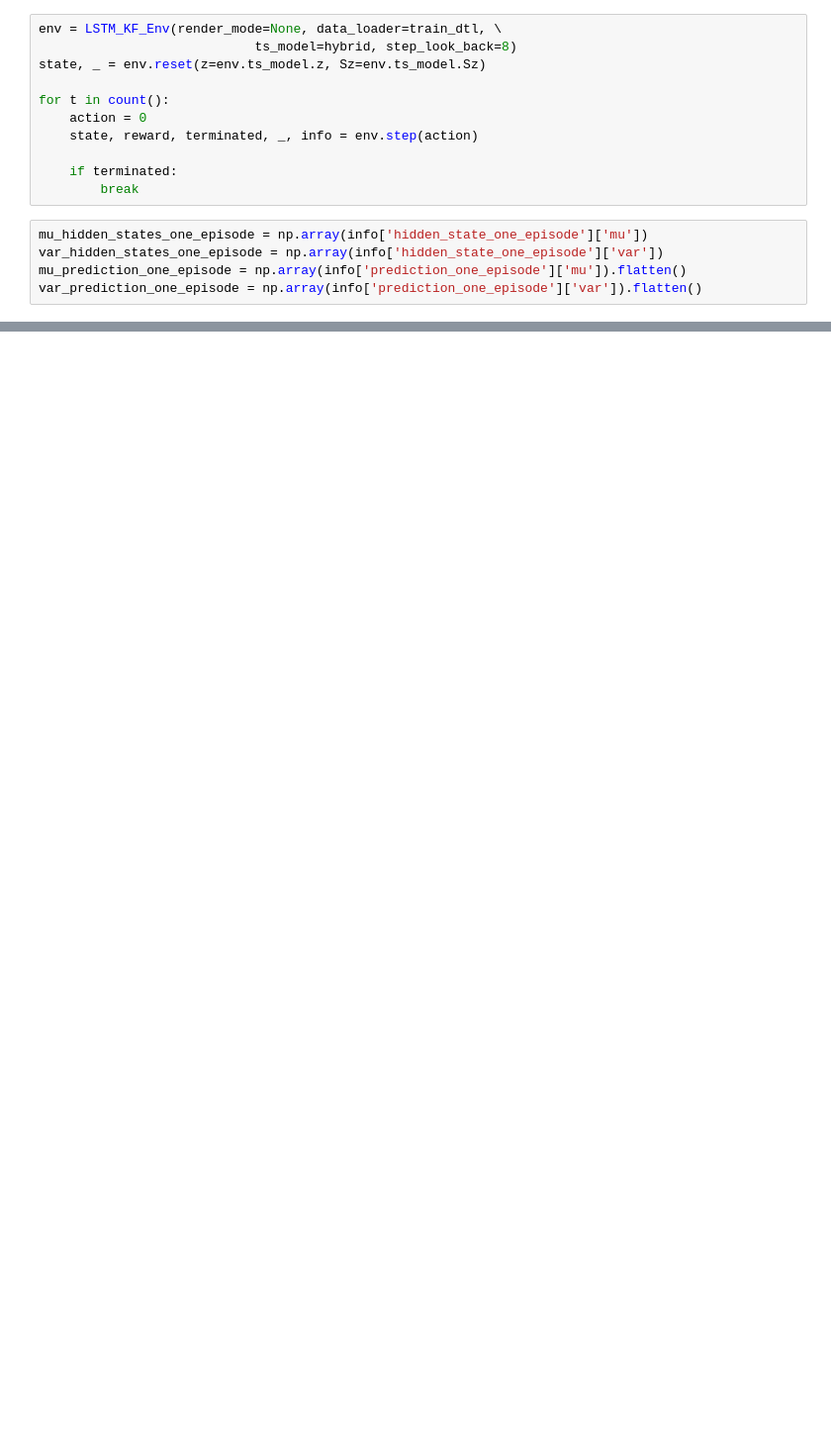
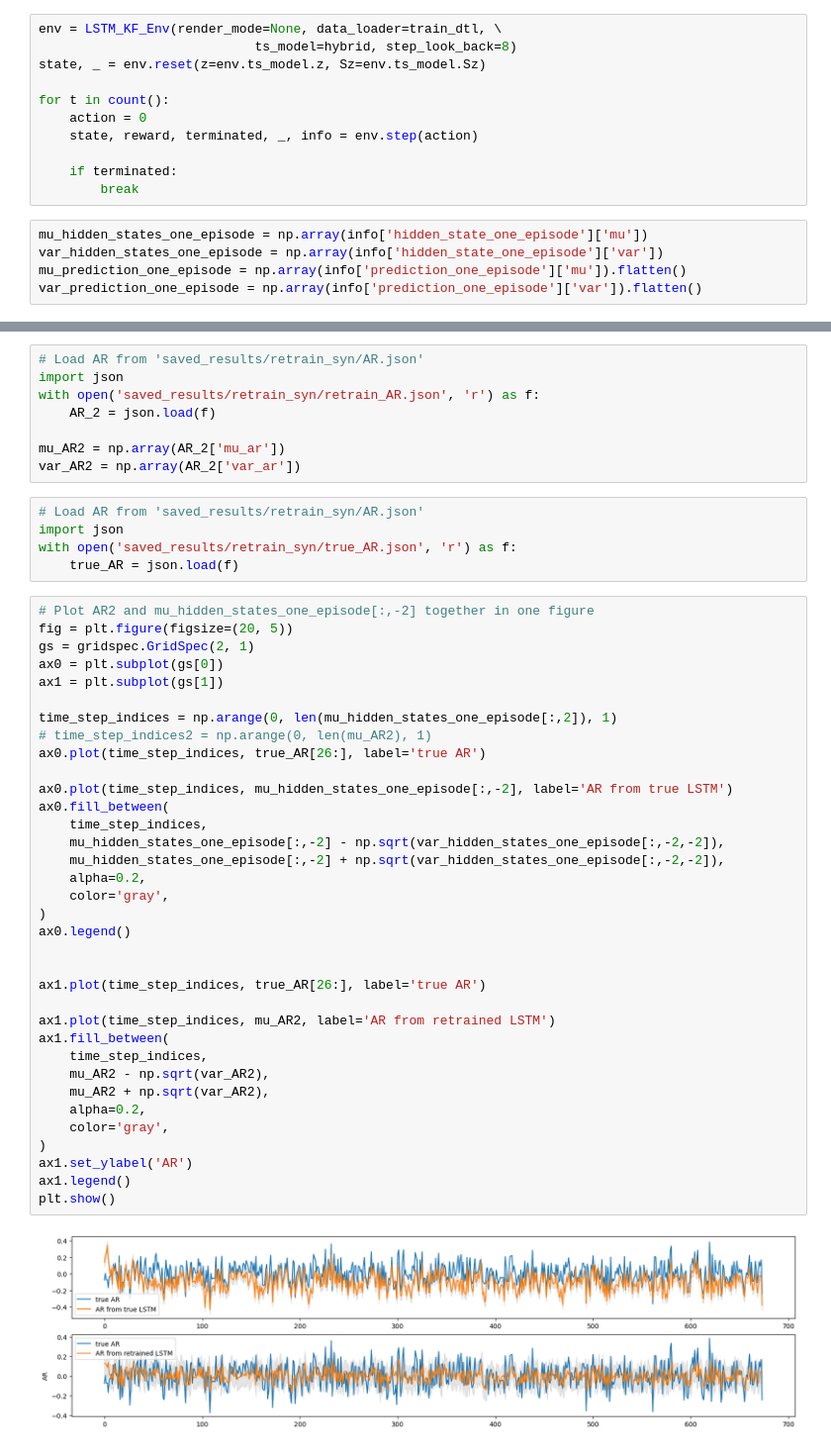
Before and after one commit to van-dai-vuong/cuTAGI, a Jupyter notebook: examples/tsad_test_lstm_realTS2.ipynb, the cells around one changed output, grey strips where cells are left out. Shown: that part at 99% size. Cells and saved outputs as stored; diff of their text form; blank space fills up the shorter version.

```diff
--- a/examples/tsad_test_lstm_realTS2.ipynb
+++ b/examples/tsad_test_lstm_realTS2.ipynb
@@ -212,0 +213,50 @@ plt.show()
+# %%
+# Load AR from 'saved_results/retrain_syn/AR.json'
+import json
+with open('saved_results/retrain_syn/retrain_AR.json', 'r') as f:
+    AR_2 = json.load(f)
+
+mu_AR2 = np.array(AR_2['mu_ar'])
+var_AR2 = np.array(AR_2['var_ar'])
+# %%
+# Load AR from 'saved_results/retrain_syn/AR.json'
+import json
+with open('saved_results/retrain_syn/true_AR.json', 'r') as f:
+    true_AR = json.load(f)
+# %%
+# Plot AR2 and mu_hidden_states_one_episode[:,-2] together in one figure
+fig = plt.figure(figsize=(20, 5))
+gs = gridspec.GridSpec(2, 1)
+ax0 = plt.subplot(gs[0])
+ax1 = plt.subplot(gs[1])
+
+time_step_indices = np.arange(0, len(mu_hidden_states_one_episode[:,2]), 1)
+# time_step_indices2 = np.arange(0, len(mu_AR2), 1)
+ax0.plot(time_step_indices, true_AR[26:], label='true AR')
+
+ax0.plot(time_step_indices, mu_hidden_states_one_episode[:,-2], label='AR from true LSTM')
+ax0.fill_between(
+    time_step_indices,
+    mu_hidden_states_one_episode[:,-2] - np.sqrt(var_hidden_states_one_episode[:,-2,-2]),
+    mu_hidden_states_one_episode[:,-2] + np.sqrt(var_hidden_states_one_episode[:,-2,-2]),
+    alpha=0.2,
+    color='gray',
+)
+ax0.legend()
+
+
+ax1.plot(time_step_indices, true_AR[26:], label='true AR')
+
+ax1.plot(time_step_indices, mu_AR2, label='AR from retrained LSTM')
+ax1.fill_between(
+    time_step_indices,
+    mu_AR2 - np.sqrt(var_AR2),
+    mu_AR2 + np.sqrt(var_AR2),
+    alpha=0.2,
+    color='gray',
+)
+ax1.set_ylabel('AR')
+ax1.legend()
+plt.show()
+# %% [output]
+[figure, added]
```
Also changed, not shown: parts of 3 cells of this notebook, 4 other files.
